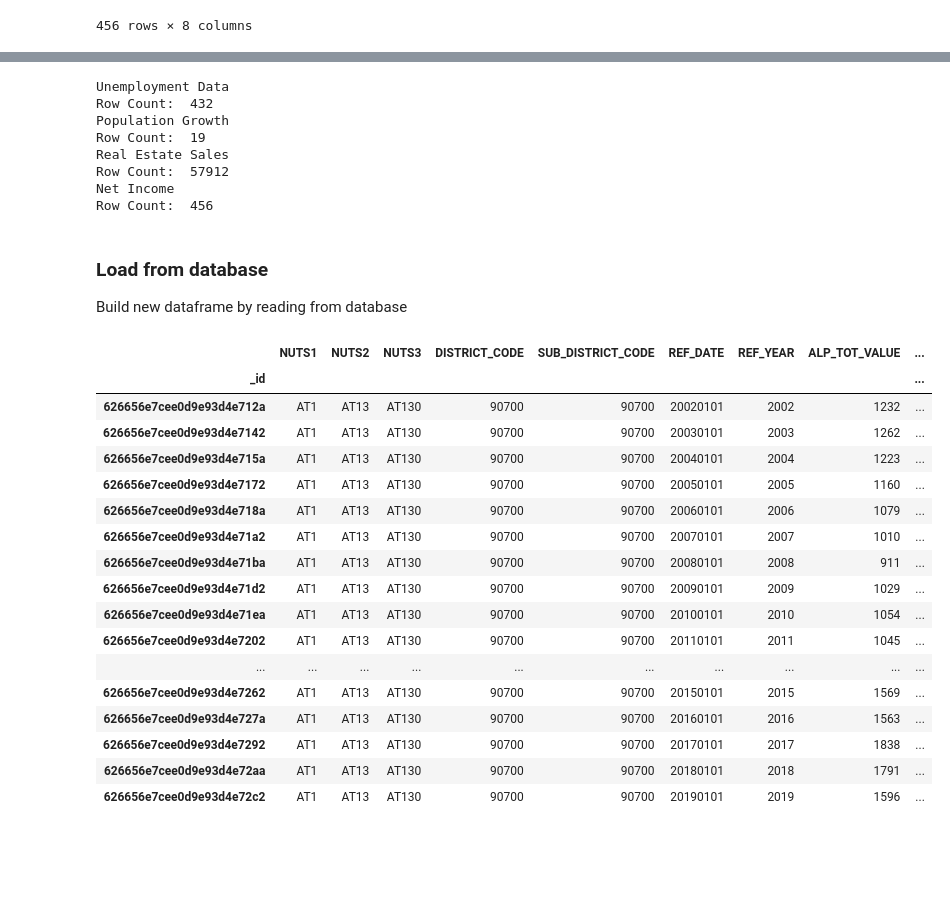
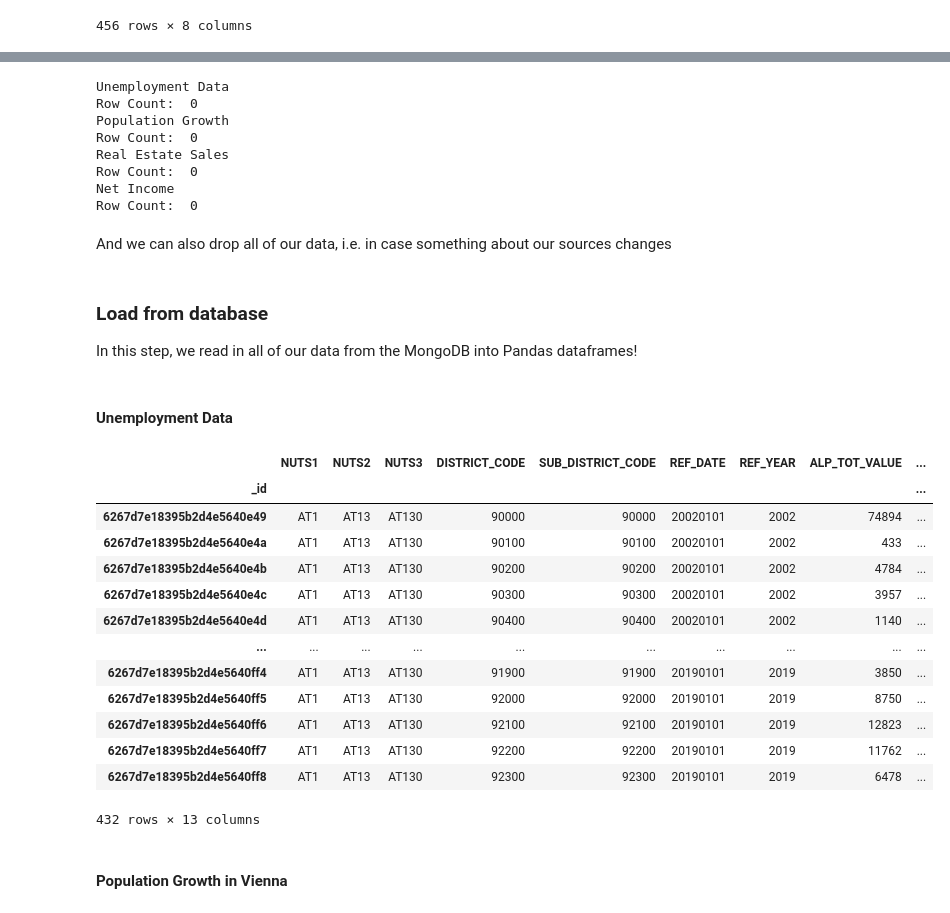
Before and after one commit to jirn073-76/Project_Concrete, a Jupyter notebook: Project_Concrete.ipynb, the cells around one changed output, grey strips where cells are left out. Cells and saved outputs as stored; diff of their text form; code cells hidden in the pictures; blank space fills up the shorter version.

```diff
--- a/Project_Concrete.ipynb
+++ b/Project_Concrete.ipynb
@@ -171,6 +184,5 @@ print(db.list_collection_names())
 # %%
-# Check if collections have data
-
+db = myclient["immodb"]
 unemp_col = db["unemploymentData"]
 populationGrowth_col = db["populationGrowth"]
 realEstateVienna_col = db["realEstateVienna"]
@@ -181,13 +193,15 @@ for (cur, title) in data:
     print(title, '\nRow Count: ', len(list(cur)))
 # %% [output]
 Unemployment Data
-Row Count:  432
+Row Count:  0
 Population Growth
-Row Count:  19
+Row Count:  0
 Real Estate Sales
-Row Count:  57912
+Row Count:  0
 Net Income
-Row Count:  456
+Row Count:  0
+# %% [markdown]
+And we can also drop all of our data, i.e. in case something about our sources changes
 # %%
 # Drop all collections
 # db["unemploymentData"].drop()
@@ -196,32 +210,28 @@ Row Count:  456
 # db["netIncomeVienna"].drop()
 # %% [markdown]
 ### Load from database
-Build new dataframe by reading from database
+In this step, we read in all of our data from the MongoDB into Pandas dataframes!
+# %% [markdown]
+#### Unemployment Data
 # %%
-# Unemployment Data
 unemployment_fromDb = pd.DataFrame(list(unemp_col.find()))
 unemployment_fromDb = unemployment_fromDb.set_index("_id")
-# unemployment_fromDb
-
-unemployment_fromDb_7dist = unemployment_fromDb[unemployment_fromDb['DISTRICT_CODE']==90700]
-unemployment_fromDb_7dist
+unemployment_fromDb
 # %% [output]
 |  | NUTS1 | NUTS2 | NUTS3 | DISTRICT_CODE | SUB_DISTRICT_CODE | REF_DATE | REF_YEAR | ALP_TOT_VALUE | ... |
 | _id |  |  |  |  |  |  |  |  | ... |
-| 626656e7cee0d9e93d4e712a | AT1 | AT13 | AT130 | 90700 | 90700 | 20020101 | 2002 | 1232 | ... |
-| 626656e7cee0d9e93d4e7142 | AT1 | AT13 | AT130 | 90700 | 90700 | 20030101 | 2003 | 1262 | ... |
-| 626656e7cee0d9e93d4e715a | AT1 | AT13 | AT130 | 90700 | 90700 | 20040101 | 2004 | 1223 | ... |
-| 626656e7cee0d9e93d4e7172 | AT1 | AT13 | AT130 | 90700 | 90700 | 20050101 | 2005 | 1160 | ... |
-| 626656e7cee0d9e93d4e718a | AT1 | AT13 | AT130 | 90700 | 90700 | 20060101 | 2006 | 1079 | ... |
-| 626656e7cee0d9e93d4e71a2 | AT1 | AT13 | AT130 | 90700 | 90700 | 20070101 | 2007 | 1010 | ... |
-| 626656e7cee0d9e93d4e71ba | AT1 | AT13 | AT130 | 90700 | 90700 | 20080101 | 2008 | 911 | ... |
-| 626656e7cee0d9e93d4e71d2 | AT1 | AT13 | AT130 | 90700 | 90700 | 20090101 | 2009 | 1029 | ... |
-| 626656e7cee0d9e93d4e71ea | AT1 | AT13 | AT130 | 90700 | 90700 | 20100101 | 2010 | 1054 | ... |
-| 626656e7cee0d9e93d4e7202 | AT1 | AT13 | AT130 | 90700 | 90700 | 20110101 | 2011 | 1045 | ... |
+| 6267d7e18395b2d4e5640e49 | AT1 | AT13 | AT130 | 90000 | 90000 | 20020101 | 2002 | 74894 | ... |
+| 6267d7e18395b2d4e5640e4a | AT1 | AT13 | AT130 | 90100 | 90100 | 20020101 | 2002 | 433 | ... |
+| 6267d7e18395b2d4e5640e4b | AT1 | AT13 | AT130 | 90200 | 90200 | 20020101 | 2002 | 4784 | ... |
+| 6267d7e18395b2d4e5640e4c | AT1 | AT13 | AT130 | 90300 | 90300 | 20020101 | 2002 | 3957 | ... |
+| 6267d7e18395b2d4e5640e4d | AT1 | AT13 | AT130 | 90400 | 90400 | 20020101 | 2002 | 1140 | ... |
 | ... | ... | ... | ... | ... | ... | ... | ... | ... | ... |
-| 626656e7cee0d9e93d4e7262 | AT1 | AT13 | AT130 | 90700 | 90700 | 20150101 | 2015 | 1569 | ... |
-| 626656e7cee0d9e93d4e727a | AT1 | AT13 | AT130 | 90700 | 90700 | 20160101 | 2016 | 1563 | ... |
-| 626656e7cee0d9e93d4e7292 | AT1 | AT13 | AT130 | 90700 | 90700 | 20170101 | 2017 | 1838 | ... |
-| 626656e7cee0d9e93d4e72aa | AT1 | AT13 | AT130 | 90700 | 90700 | 20180101 | 2018 | 1791 | ... |
-| 626656e7cee0d9e93d4e72c2 | AT1 | AT13 | AT130 | 90700 | 90700 | 20190101 | 2019 | 1596 | ... |
+| 6267d7e18395b2d4e5640ff4 | AT1 | AT13 | AT130 | 91900 | 91900 | 20190101 | 2019 | 3850 | ... |
+| 6267d7e18395b2d4e5640ff5 | AT1 | AT13 | AT130 | 92000 | 92000 | 20190101 | 2019 | 8750 | ... |
+| 6267d7e18395b2d4e5640ff6 | AT1 | AT13 | AT130 | 92100 | 92100 | 20190101 | 2019 | 12823 | ... |
+| 6267d7e18395b2d4e5640ff7 | AT1 | AT13 | AT130 | 92200 | 92200 | 20190101 | 2019 | 11762 | ... |
+| 6267d7e18395b2d4e5640ff8 | AT1 | AT13 | AT130 | 92300 | 92300 | 20190101 | 2019 | 6478 | ... |
+432 rows × 13 columns
+# %% [markdown]
+#### Population Growth in Vienna
 # %%
```
Also changed, not shown: parts of 28 cells of this notebook, 1 other file.
